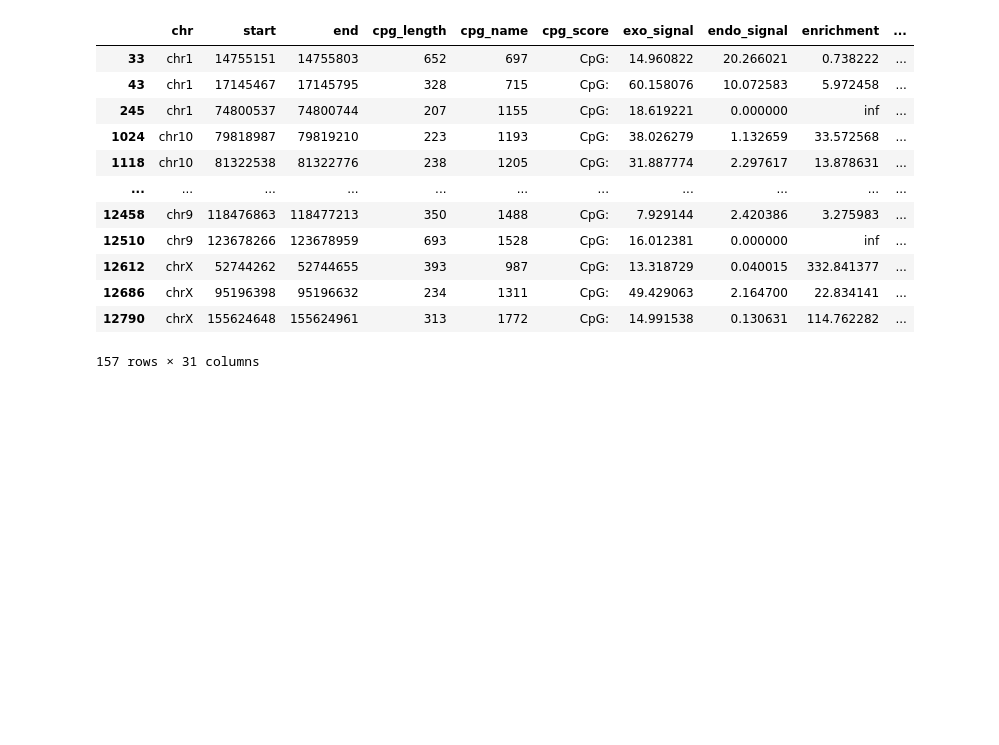
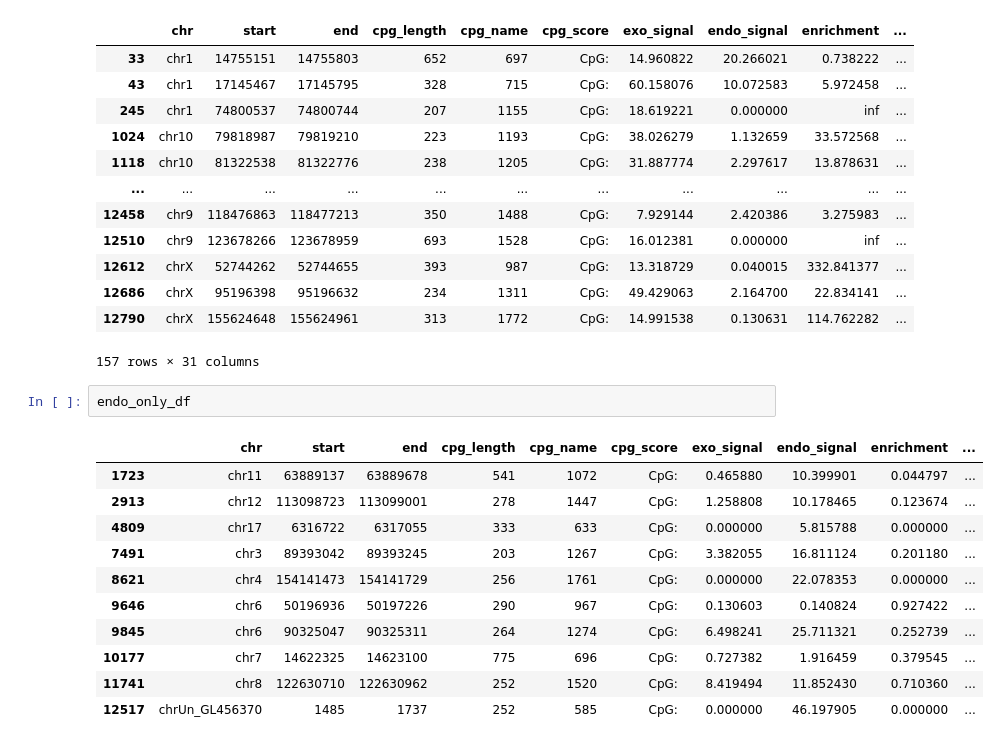
Before and after one commit to michal7kw/SRF_MeCP2_CUTandTAG, a Jupyter notebook: iterative_alternative/code7_cpg_enrichment/nsc/no_dedup/individual_samples/broad/across_cpgs_bw_signal_2_rep/Enrichment_analysis.ipynb, the cells around one changed output. Saved outputs shown, nothing was run; the diff lists cells and outputs as text; blank space fills up the shorter version.

```diff
--- a/iterative_alternative/code7_cpg_enrichment/nsc/no_dedup/individual_samples/broad/across_cpgs_bw_signal_2_rep/Enrichment_analysis.ipynb
+++ b/iterative_alternative/code7_cpg_enrichment/nsc/no_dedup/individual_samples/broad/across_cpgs_bw_signal_2_rep/Enrichment_analysis.ipynb
@@ -221,3 +221,17 @@ exo_only_df
 | 12686 | chrX | 95196398 | 95196632 | 234 | 1311 | CpG: | 49.429063 | 2.164700 | 22.834141 | ... |
 | 12790 | chrX | 155624648 | 155624961 | 313 | 1772 | CpG: | 14.991538 | 0.130631 | 114.762282 | ... |
 157 rows × 31 columns
+# %%
+endo_only_df
+# %% [output]
+|  | chr | start | end | cpg_length | cpg_name | cpg_score | exo_signal | endo_signal | enrichment | ... |
+| 1723 | chr11 | 63889137 | 63889678 | 541 | 1072 | CpG: | 0.465880 | 10.399901 | 0.044797 | ... |
+| 2913 | chr12 | 113098723 | 113099001 | 278 | 1447 | CpG: | 1.258808 | 10.178465 | 0.123674 | ... |
+| 4809 | chr17 | 6316722 | 6317055 | 333 | 633 | CpG: | 0.000000 | 5.815788 | 0.000000 | ... |
+| 7491 | chr3 | 89393042 | 89393245 | 203 | 1267 | CpG: | 3.382055 | 16.811124 | 0.201180 | ... |
+| 8621 | chr4 | 154141473 | 154141729 | 256 | 1761 | CpG: | 0.000000 | 22.078353 | 0.000000 | ... |
+| 9646 | chr6 | 50196936 | 50197226 | 290 | 967 | CpG: | 0.130603 | 0.140824 | 0.927422 | ... |
+| 9845 | chr6 | 90325047 | 90325311 | 264 | 1274 | CpG: | 6.498241 | 25.711321 | 0.252739 | ... |
+| 10177 | chr7 | 14622325 | 14623100 | 775 | 696 | CpG: | 0.727382 | 1.916459 | 0.379545 | ... |
+| 11741 | chr8 | 122630710 | 122630962 | 252 | 1520 | CpG: | 8.419494 | 11.852430 | 0.710360 | ... |
+| 12517 | chrUn_GL456370 | 1485 | 1737 | 252 | 585 | CpG: | 0.000000 | 46.197905 | 0.000000 | ... |
```
Also changed, not shown: 3 other files.
